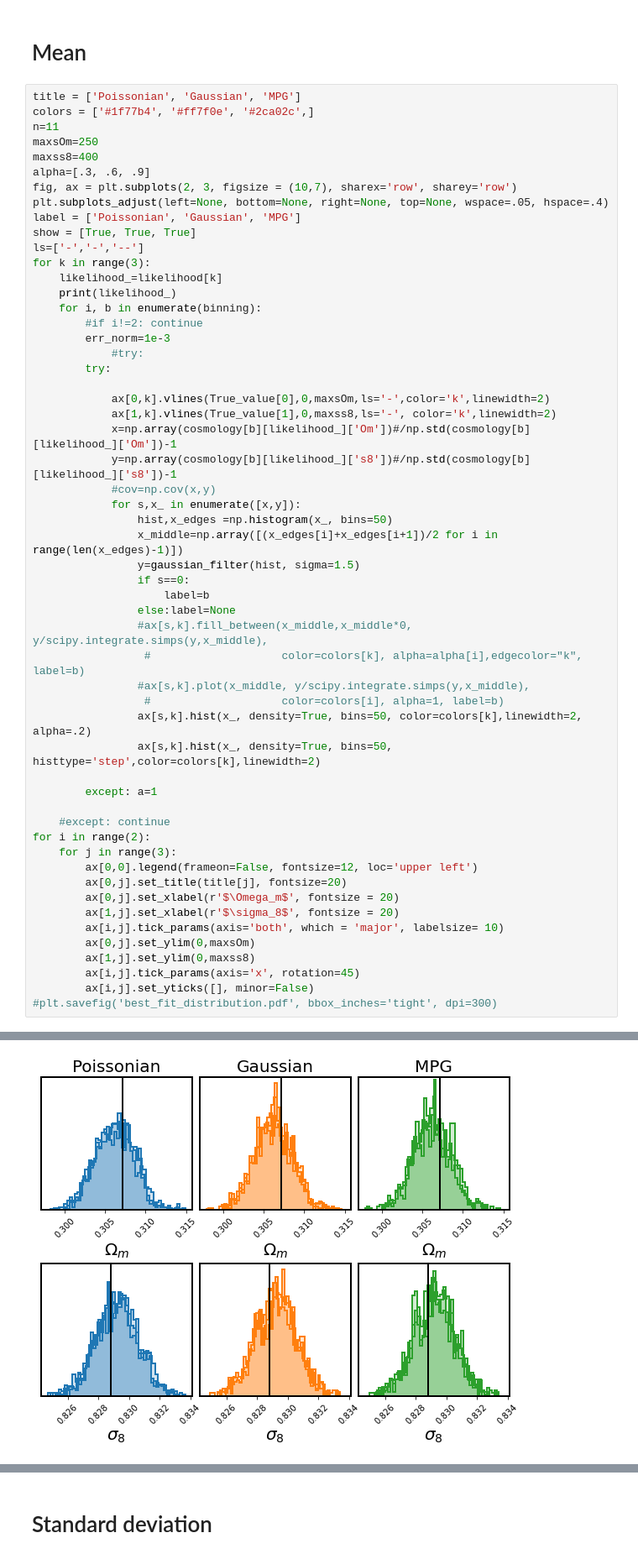
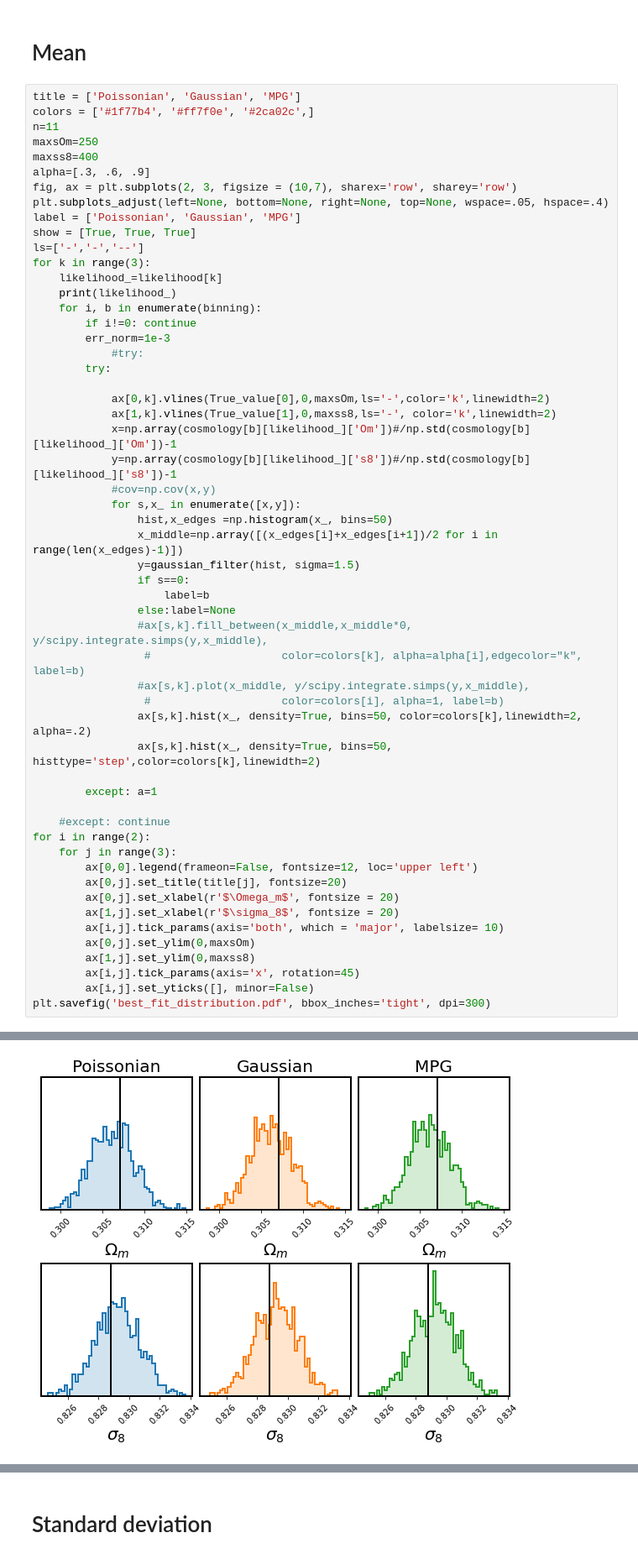
Before and after one commit to payerne/LikelihoodsClusterAbundance, a Jupyter notebook: notebooks/Posterior_full.ipynb, the cells around one changed output, grey strips where cells are left out. Shown: that part at 84% size. Saved outputs shown, nothing was run; the diff lists cells and outputs as text.

```diff
--- a/notebooks/Posterior_full.ipynb
+++ b/notebooks/Posterior_full.ipynb
@@ -81,7 +81,7 @@ for k in range(3):
     likelihood_=likelihood[k]
     print(likelihood_)
     for i, b in enumerate(binning):
-        #if i!=2: continue
+        if i!=0: continue
         err_norm=1e-3
             #try:
         try:
@@ -119,7 +119,7 @@ for i in range(2):
         ax[1,j].set_ylim(0,maxss8)
         ax[i,j].tick_params(axis='x', rotation=45)
         ax[i,j].set_yticks([], minor=False)
-#plt.savefig('best_fit_distribution.pdf', bbox_inches='tight', dpi=300)
+plt.savefig('best_fit_distribution.pdf', bbox_inches='tight', dpi=300)
 # %% [output]
 Poissonian
 Gaussian
@@ -133 +133 @@ No handles with labels found to put in legend.
-[figure, old version]
+[figure, new version]
```
Also changed, not shown: parts of 2 cells of this notebook, 12 other files.
